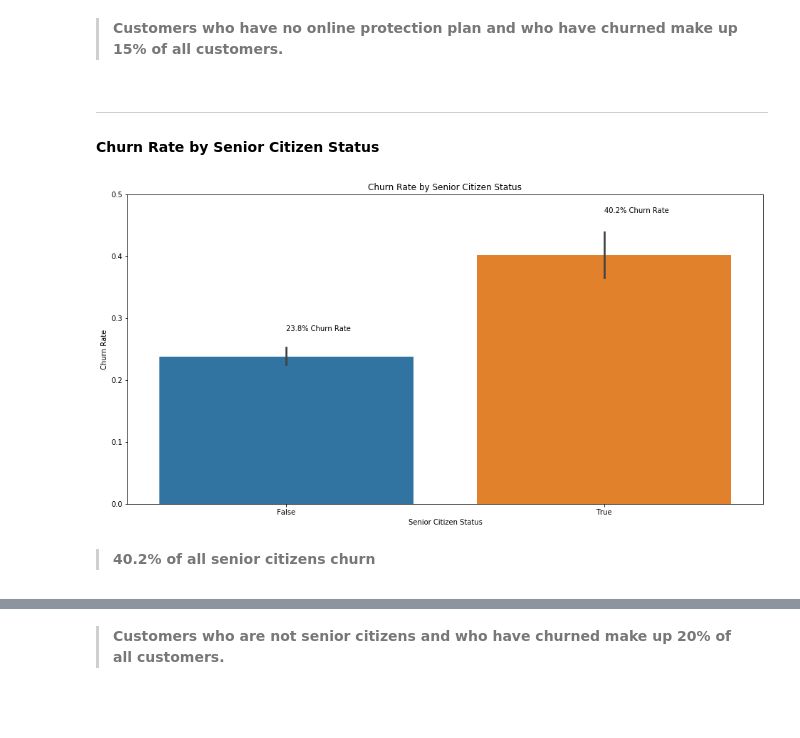
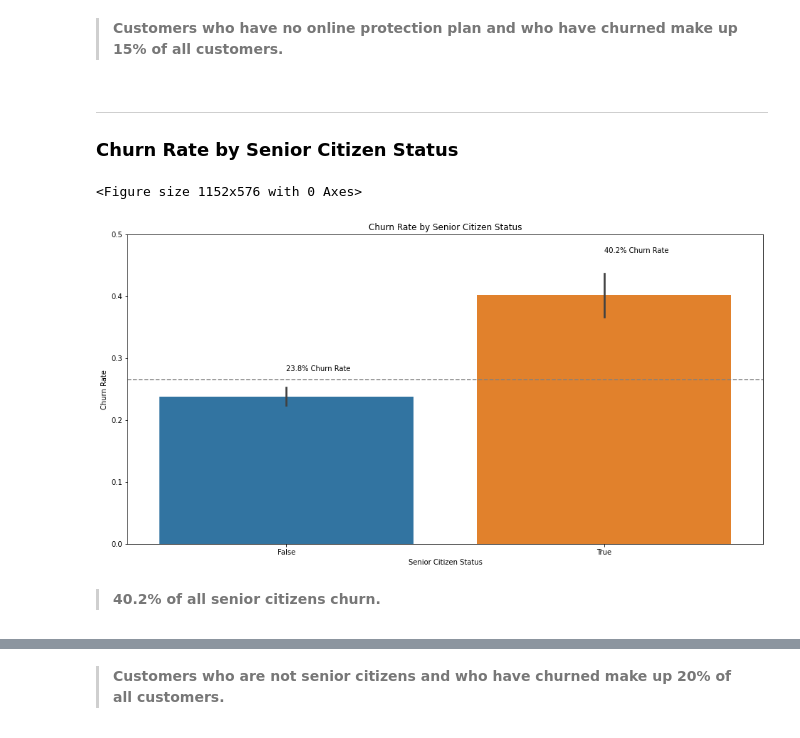
Before and after one commit to hartman-jiang-classification-project/telco-classification-project, a Jupyter notebook: master_project_pipeline.ipynb, the cells around one changed output, grey strips where cells are left out. Cells and saved outputs as stored; diff of their text form; code cells hidden in the pictures; blank space fills up the shorter version.

```diff
--- a/master_project_pipeline.ipynb
+++ b/master_project_pipeline.ipynb
@@ -228,23 +383,29 @@ plt.show()
 > **Customers who have no online protection plan and who have churned make up 15% of all customers.**
 # %% [markdown]
 ---
-#### Churn Rate by Senior Citizen Status
+### Churn Rate by Senior Citizen Status
 # %%
 plt.figure(figsize=(16, 8))
 
+ax = plt.subplots(nrows=1, ncols=1, figsize=(16, 8))
+
+churn_rate = train.churn.mean()
+
 plt.title("Churn Rate by Senior Citizen Status")
 sns.barplot(train.senior_citizen, train.churn)
+ax[1].axhline(churn_rate, ls='--', color='grey')
 plt.text(0, .28, f"{train[train.senior_citizen == 0].churn.mean():.1%} Churn Rate")
 plt.text(1, .47, f"{train[train.senior_citizen == 1].churn.mean():.1%} Churn Rate")
 plt.xlabel("Senior Citizen Status")
 plt.ylabel("Churn Rate")
 plt.xticks((0, 1), (False, True))
 plt.ylim(0, .5)
 plt.show()
 # %% [output]
+<Figure size 1152x576 with 0 Axes>
-[figure, old version]
+[figure, new version]
 # %% [markdown]
-> **40.2% of all senior citizens churn**
+> **40.2% of all senior citizens churn.**
 # %%
 plt.figure(figsize=(16, 8))
 
```
Also changed, not shown: parts of 60 cells of this notebook, 2 other files.
